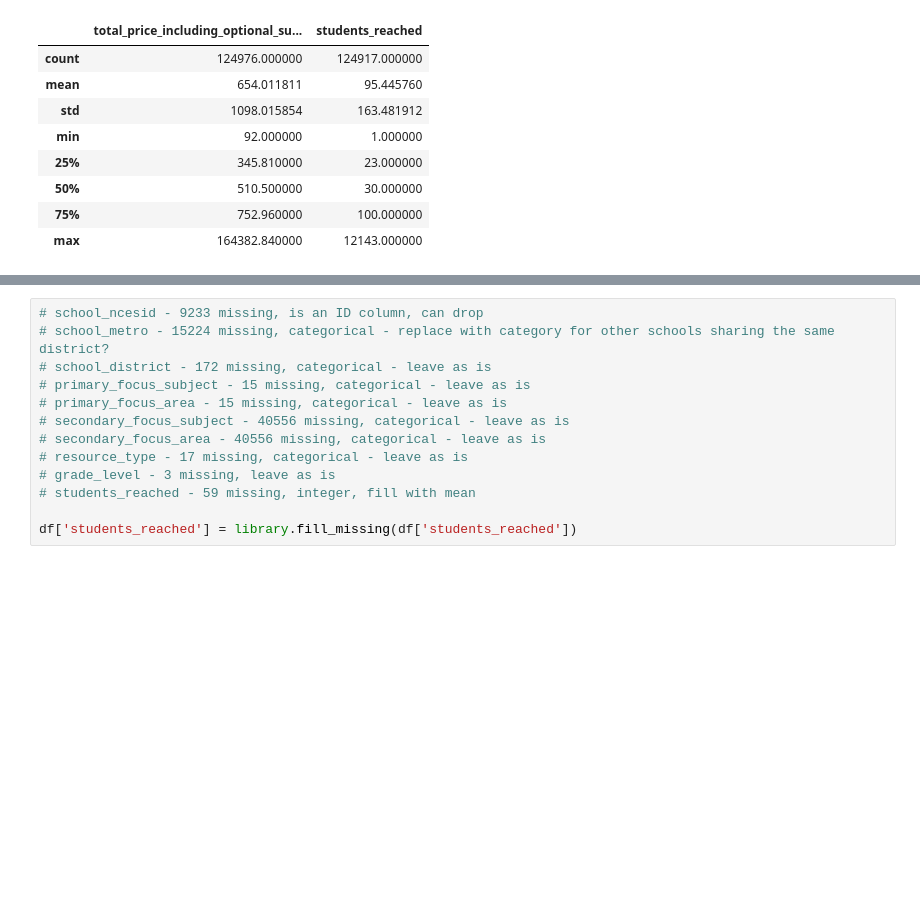
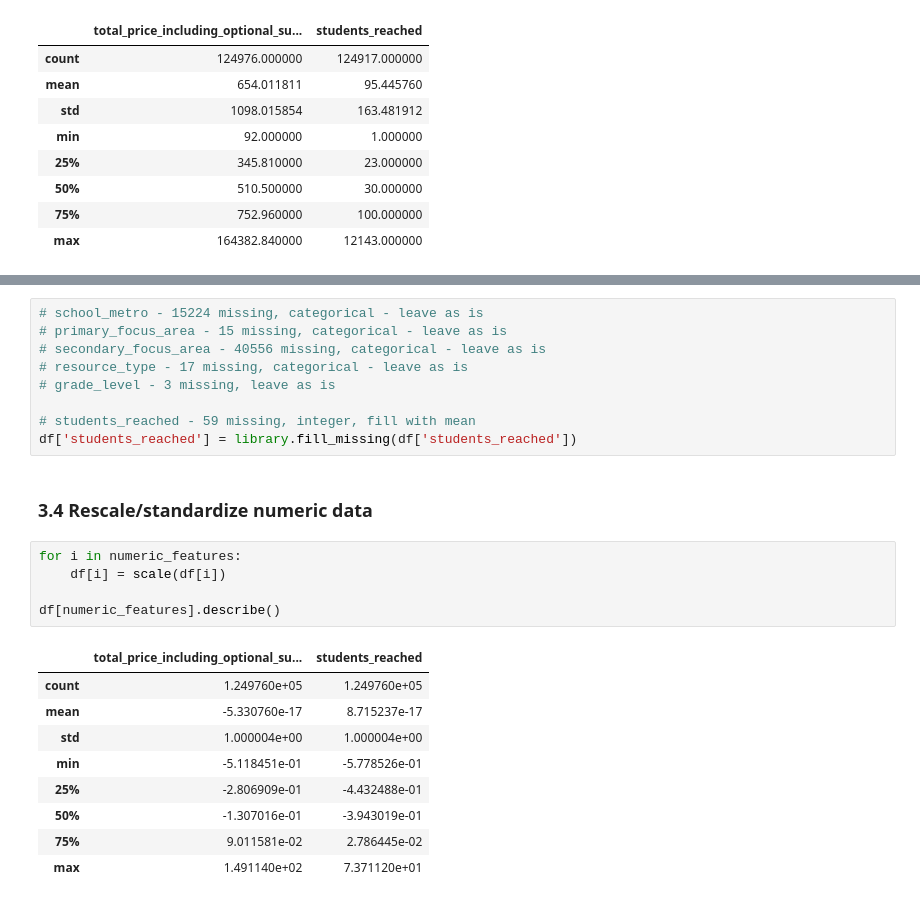
Before and after one commit to jtanwk/capp30254, a Jupyter notebook: HW3/Homework3_Tan_Part2Analysis.ipynb, the cells around one changed output, grey strips where cells are left out. Drawn from its saved outputs; the diff is of its cells as text; blank space fills up the shorter version.

```diff
--- a/HW3/Homework3_Tan_Part2Analysis.ipynb
+++ b/HW3/Homework3_Tan_Part2Analysis.ipynb
@@ -108,15 +157,28 @@ datefullyfunded                               0
 dtype: int64
 # %%
-# school_ncesid - 9233 missing, is an ID column, can drop
-# school_metro - 15224 missing, categorical - replace with category for other schools sharing the same district?
-# school_district - 172 missing, categorical - leave as is
-# primary_focus_subject - 15 missing, categorical - leave as is
+# school_metro - 15224 missing, categorical - leave as is
 # primary_focus_area - 15 missing, categorical - leave as is
-# secondary_focus_subject - 40556 missing, categorical - leave as is
 # secondary_focus_area - 40556 missing, categorical - leave as is
 # resource_type - 17 missing, categorical - leave as is
 # grade_level - 3 missing, leave as is
+
 # students_reached - 59 missing, integer, fill with mean
-
 df['students_reached'] = library.fill_missing(df['students_reached'])
+# %% [markdown]
+### 3.4 Rescale/standardize numeric data
+# %%
+for i in numeric_features:
+    df[i] = scale(df[i])
+
+df[numeric_features].describe()
+# %% [output]
+|  | total_price_including_optional_su... | students_reached |
+| count | 1.249760e+05 | 1.249760e+05 |
+| mean | -5.330760e-17 | 8.715237e-17 |
+| std | 1.000004e+00 | 1.000004e+00 |
+| min | -5.118451e-01 | -5.778526e-01 |
+| 25% | -2.806909e-01 | -4.432488e-01 |
+| 50% | -1.307016e-01 | -3.943019e-01 |
+| 75% | 9.011581e-02 | 2.786445e-02 |
+| max | 1.491140e+02 | 7.371120e+01 |
 # %% [markdown]
```
Also changed, not shown: parts of 35 cells of this notebook, 3 other files.
